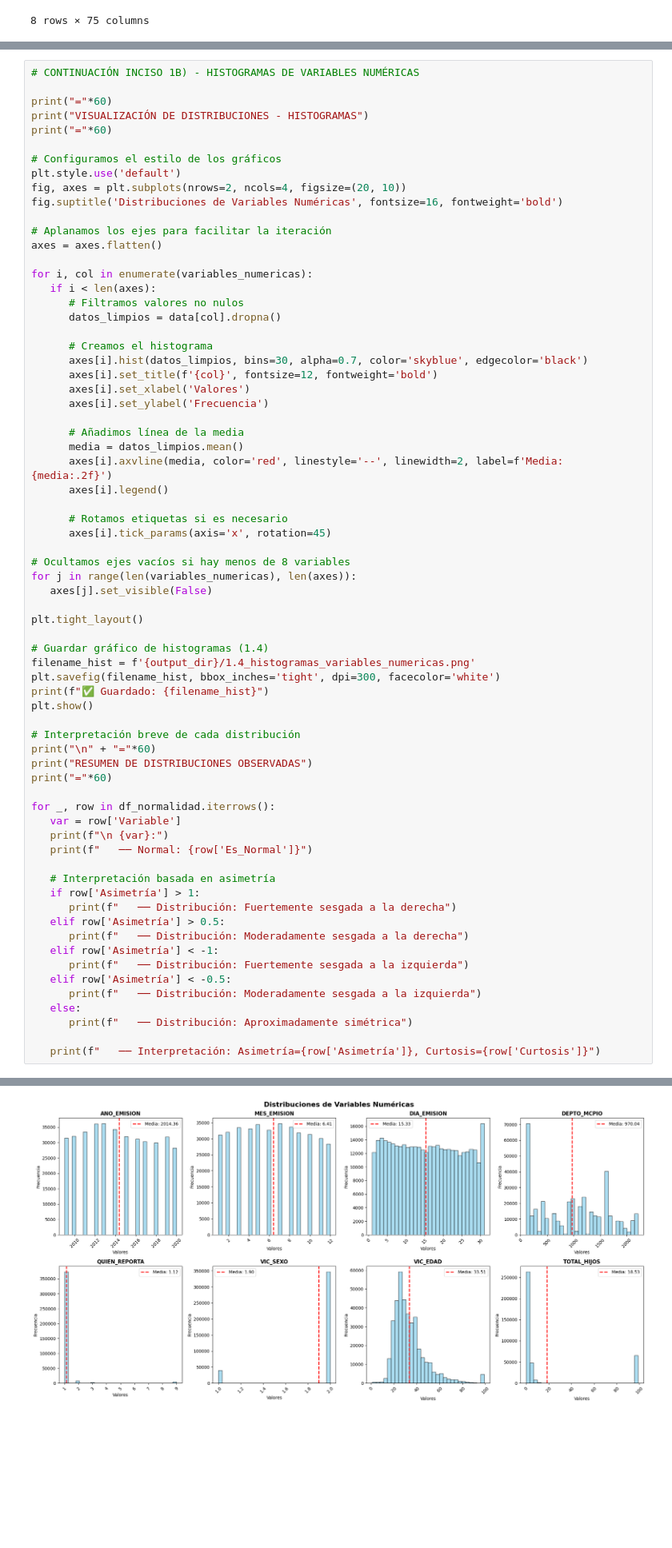
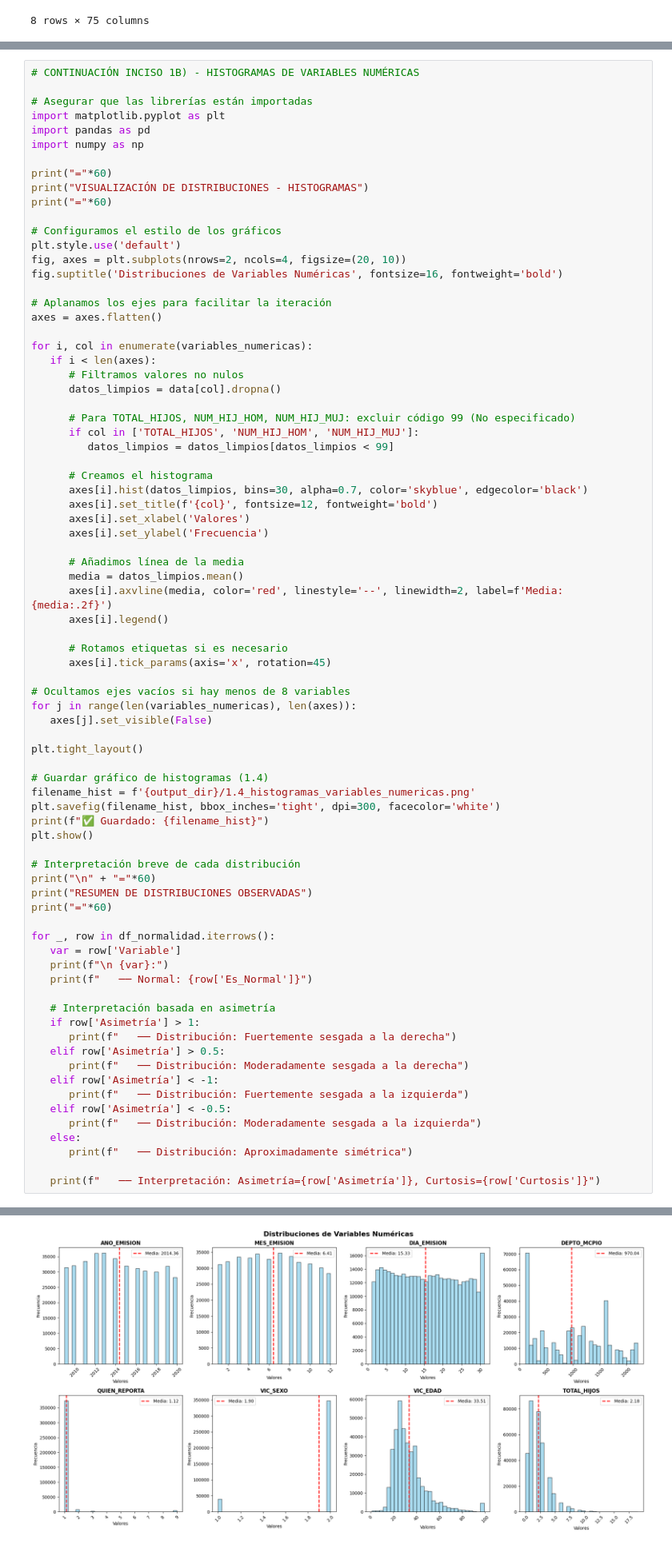
Before and after one commit to FerAHMz/proy1-md, a Jupyter notebook: data-analist-violencia-intrafamiliar/analisis_violenciaIntra.ipynb, the cells around one changed output, grey strips where cells are left out. Shown at 80% size. Cells and saved outputs as stored; diff of their text form; blank space fills up the shorter version.

```diff
--- a/data-analist-violencia-intrafamiliar/analisis_violenciaIntra.ipynb
+++ b/data-analist-violencia-intrafamiliar/analisis_violenciaIntra.ipynb
@@ -650,6 +650,11 @@ INTERPRETACIÓN DE LAS DISTRIBUCIONES
    - Curtosis (29988.0): LEPTOCÚRTICA (pico alto, colas pesadas)
 # %%
 # CONTINUACIÓN INCISO 1B) - HISTOGRAMAS DE VARIABLES NUMÉRICAS
+
+# Asegurar que las librerías están importadas
+import matplotlib.pyplot as plt
+import pandas as pd
+import numpy as np
 
 print("="*60)
 print("VISUALIZACIÓN DE DISTRIBUCIONES - HISTOGRAMAS")
@@ -667,6 +672,10 @@ for i, col in enumerate(variables_numericas):
    if i < len(axes):
       # Filtramos valores no nulos
       datos_limpios = data[col].dropna()
+
+      # Para TOTAL_HIJOS, NUM_HIJ_HOM, NUM_HIJ_MUJ: excluir código 99 (No especificado)
+      if col in ['TOTAL_HIJOS', 'NUM_HIJ_HOM', 'NUM_HIJ_MUJ']:
+         datos_limpios = datos_limpios[datos_limpios < 99]
 
       # Creamos el histograma
       axes[i].hist(datos_limpios, bins=30, alpha=0.7, color='skyblue', edgecolor='black')
@@ -726,4 +734,4 @@ VISUALIZACIÓN DE DISTRIBUCIONES - HISTOGRAMAS
-[figure, old version]
+[figure, new version]
 ============================================================
 RESUMEN DE DISTRIBUCIONES OBSERVADAS
 ============================================================
```
Also changed, not shown: parts of 8 cells of this notebook, 2 other files.
